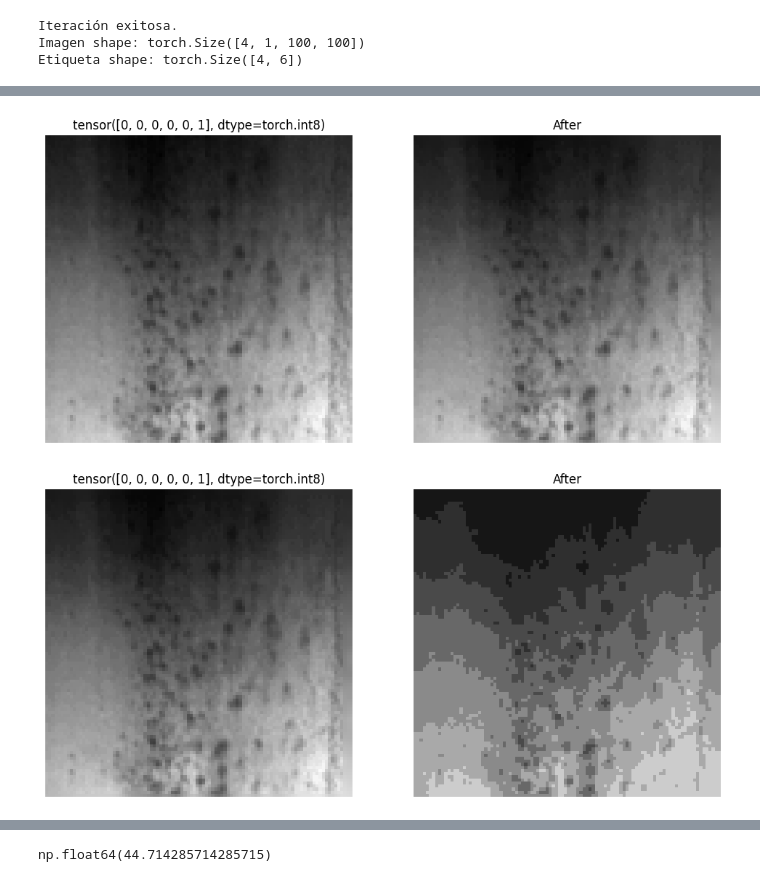
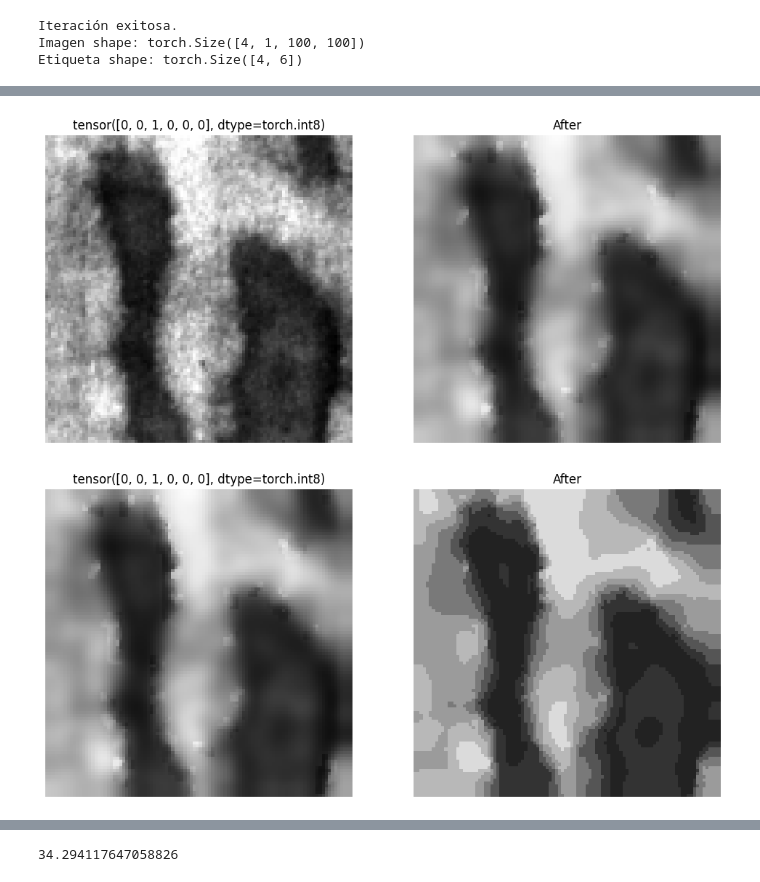
Before and after one commit to Lingfeng555/moe_edging, a Jupyter notebook: ImageTest.ipynb, the cells around one changed output, grey strips where cells are left out. Drawn from its saved outputs; the diff is of its cells as text; code cells hidden in the pictures.

Commit message:
calculando fosas

```diff
--- a/ImageTest.ipynb
+++ b/ImageTest.ipynb
@@ -163,7 +129,7 @@ original_image = Perspectiver.grayscale_to_rgb(Perspectiver.normalize_to_uint8(n
 '''
 original_image = Perspectiver.grayscale_to_rgb(Perspectiver.normalize_to_uint8(image.detach().cpu().numpy()[0]))
 # %%
-image = Image.open("metal_dataset/test/Pitted/PS_108.bmp")
+image = Image.open("metal_dataset/valid/Patches/Pa_116.bmp")
 original_width, original_height = image.size
 scale = 0.5
 image = image.resize((max(1, int(original_width * scale)), max(1, int(original_height * scale))))
@@ -185,12 +151,12 @@ def optimize_image(image, n_tries: int = 100):
     def objective(trial):
         # Suggest parameters for spatial radius and color radius
         sp = trial.suggest_float("sp", 1.0, 100.0)  # Spatial window radius
-        sr = trial.suggest_float("sr", sp, 100.0)  # Color window radius
-        k = trial.suggest_int("k", 5.0, 30.0)
+        sr = trial.suggest_float("sr", 1.0, 100.0)  # Color window radius
+        k = trial.suggest_int("k", 5, 30.0)
         # Apply mean shift filtering
         after = Perspectiver.kmeansClustering(Perspectiver.meanShift(image, sp, sr), k=k)
 
-        return sumar_areas_fosas(after)/k
+        return get_mean_pit_area(after)
 
     # Determine the number of CPU threads
     n_jobs = multiprocessing.cpu_count()-2
@@ -231,6 +197,6 @@ def plot_barchartImage(image):
 
     plt.show()
 # %%
-BEST = optimize_image(original_image, n_tries=200)["best_params"]
+BEST = optimize_image(original_image, n_tries=800)["best_params"]
 BEST
 # %% [output]
@@ -256,15 +227,15 @@ plot_barchartImage(Perspectiver.rgb_to_grayscale(original_image))
 # %%
-#clustered_image = Perspectiver.meanShift(original_image, BEST["sp"], BEST["sr"])
-clustered_image = Perspectiver.meanShift(original_image, 5, 6)
+clustered_image = Perspectiver.meanShift(original_image, BEST["sp"], BEST["sr"])
+#clustered_image = Perspectiver.meanShift(original_image, 5, 6)
 Perspectiver.plotComparison(original_image, clustered_image, titleBefore=label)
 
-#kmeans_image = Perspectiver.kmeansClustering(clustered_image, k = BEST["k"])
-kmeans_image = Perspectiver.kmeansClustering(clustered_image, k = 7)
+kmeans_image = Perspectiver.kmeansClustering(clustered_image, k = BEST["k"])
+#kmeans_image = Perspectiver.kmeansClustering(clustered_image, k = 7)
 Perspectiver.plotComparison(clustered_image, kmeans_image, titleBefore=label)
 
 plot_barchartImage(Perspectiver.rgb_to_grayscale(kmeans_image))
 Perspectiver.evaluate_clustering(original_image, kmeans_image)
-sumar_areas_fosas(kmeans_image)/7
+get_mean_pit_area(kmeans_image)
 # %% [output]
-[figure, old version]
+[figure, new version]
-[figure, old version]
+[figure, new version]
@@ -272,4 +243,4 @@ sumar_areas_fosas(kmeans_image)/7
-np.float64(44.714285714285715)
+34.294117647058826
 # %%
 def transformar_matriz(matriz):
     """
```
Also changed, not shown: parts of 10 cells of this notebook, 2 other files.
